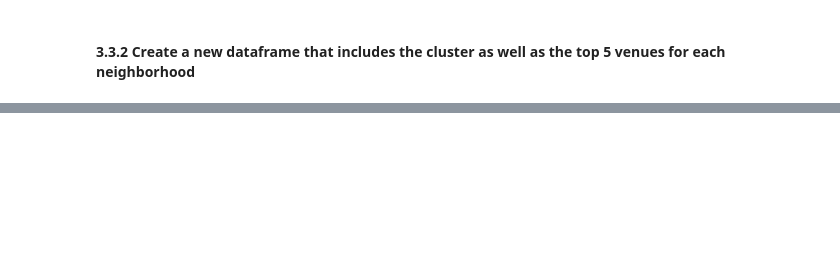
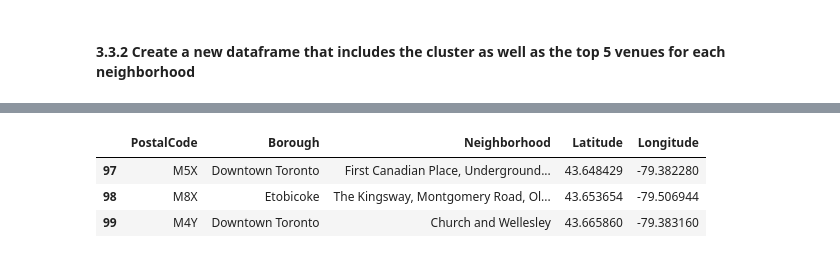
Before and after one commit to davidchen127/Coursera_Capstone, a Jupyter notebook: Final project - Find a new living area.ipynb, the cells around one changed output, grey strips where cells are left out. Drawn from its saved outputs; the diff is of its cells as text; code cells hidden in the pictures; blank space fills up the shorter version.

```diff
--- a/Final project - Find a new living area.ipynb
+++ b/Final project - Find a new living area.ipynb
@@ -317,0 +380,7 @@ longitude = location.longitude
+# %%
+toronto_merged.loc[toronto_merged['Cluster Labels'] == 1, toronto_merged.columns[[1] + list(range(5, toronto_merged.shape[1]))]]
+# %% [output]
+|  | PostalCode | Borough | Neighborhood | Latitude | Longitude |
+| 97 | M5X | Downtown Toronto | First Canadian Place, Underground... | 43.648429 | -79.382280 |
+| 98 | M8X | Etobicoke | The Kingsway, Montgomery Road, Ol... | 43.653654 | -79.506944 |
+| 99 | M4Y | Downtown Toronto | Church and Wellesley | 43.665860 | -79.383160 |
```
Also changed, not shown: parts of 13 cells of this notebook.
